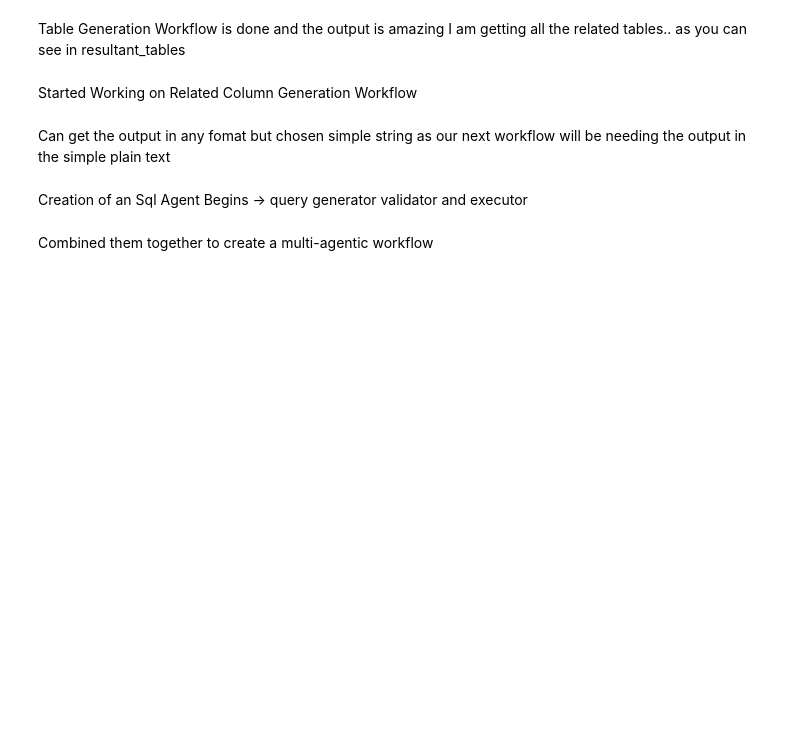
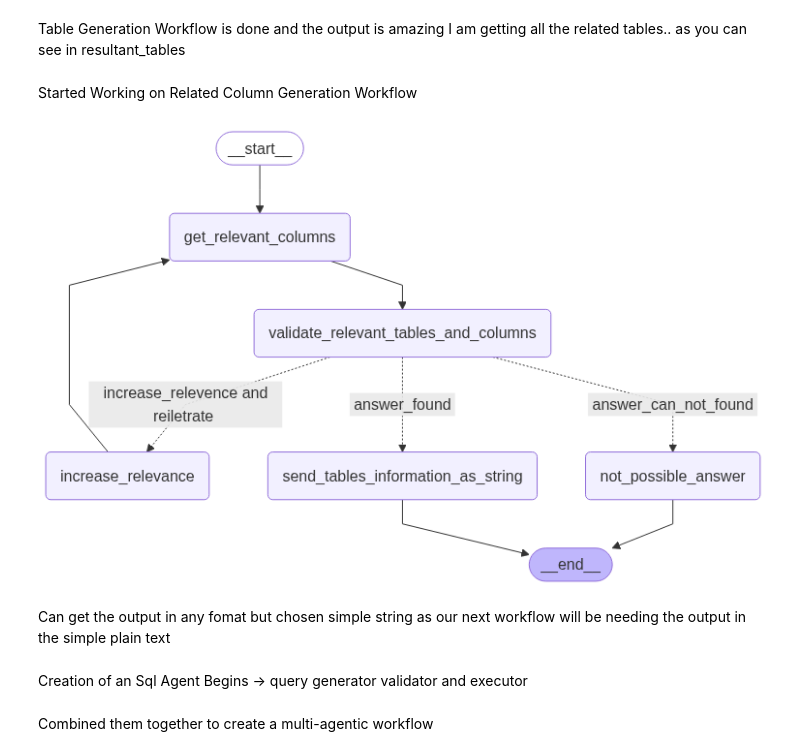
Before and after one commit to gitclub-data/Agentic-AI, a Jupyter notebook: Natual_language_Query_Answers_From_Database.ipynb, the cells around one changed output. Cells and saved outputs as stored; diff of their text form; code cells hidden in the pictures; blank space fills up the shorter version.

```diff
--- a/Natual_language_Query_Answers_From_Database.ipynb
+++ b/Natual_language_Query_Answers_From_Database.ipynb
@@ -833,3 +818,8 @@ display(Image(filename=graph_path))
+# %%
+from IPython.display import Image, display
+display(Image("_column_gen_agent_graph.png"))
+# %% [output]
+[figure, added]
 # %%
 for step in column_gen_agent.stream(
     {"question": "top 5 ranked movies?", "relevant_columns": 4, "input_tables" : ['ratings', 'movies'], "vectorstore": vector_store}, stream_mode="updates"
```
Also changed, not shown: parts of 11 cells of this notebook.
